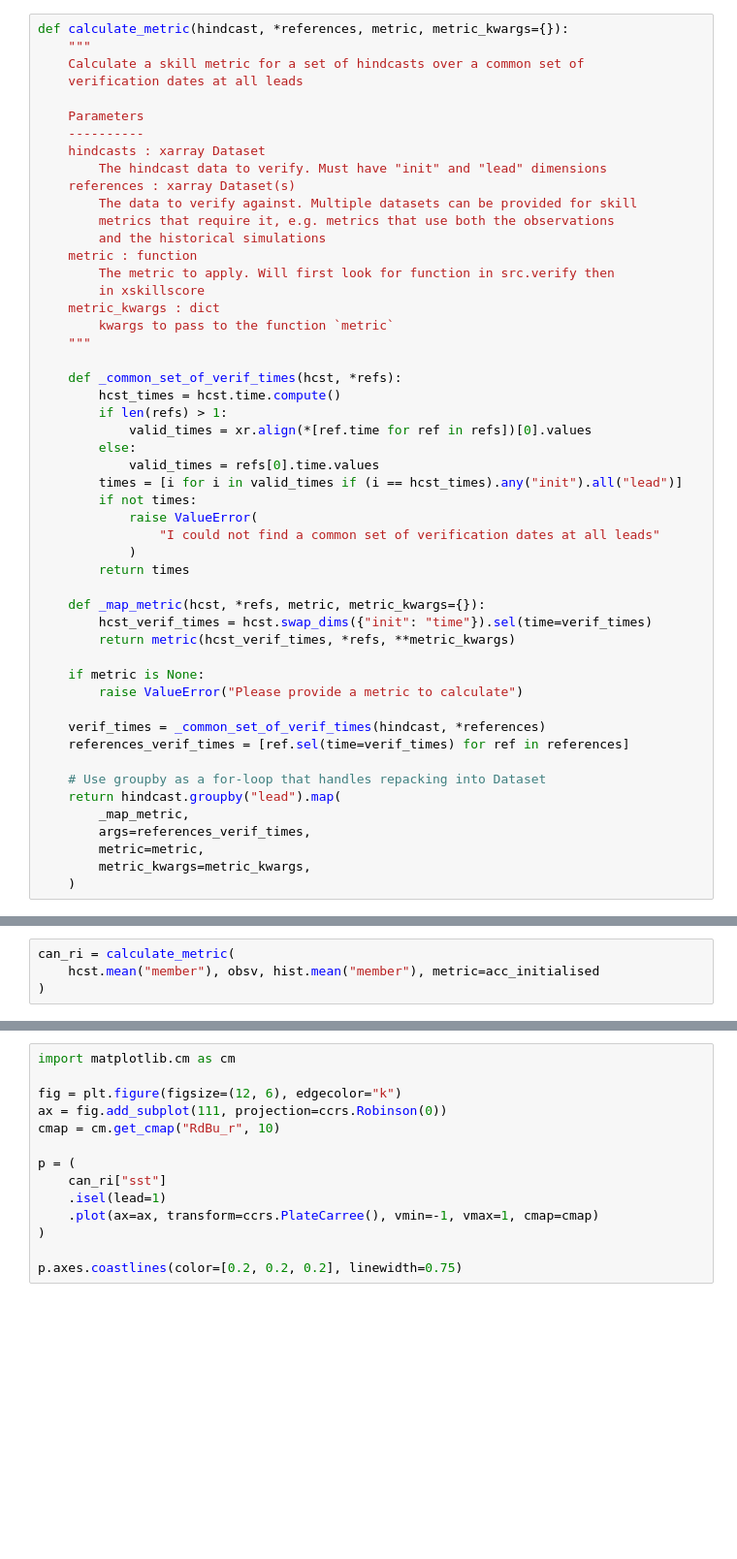
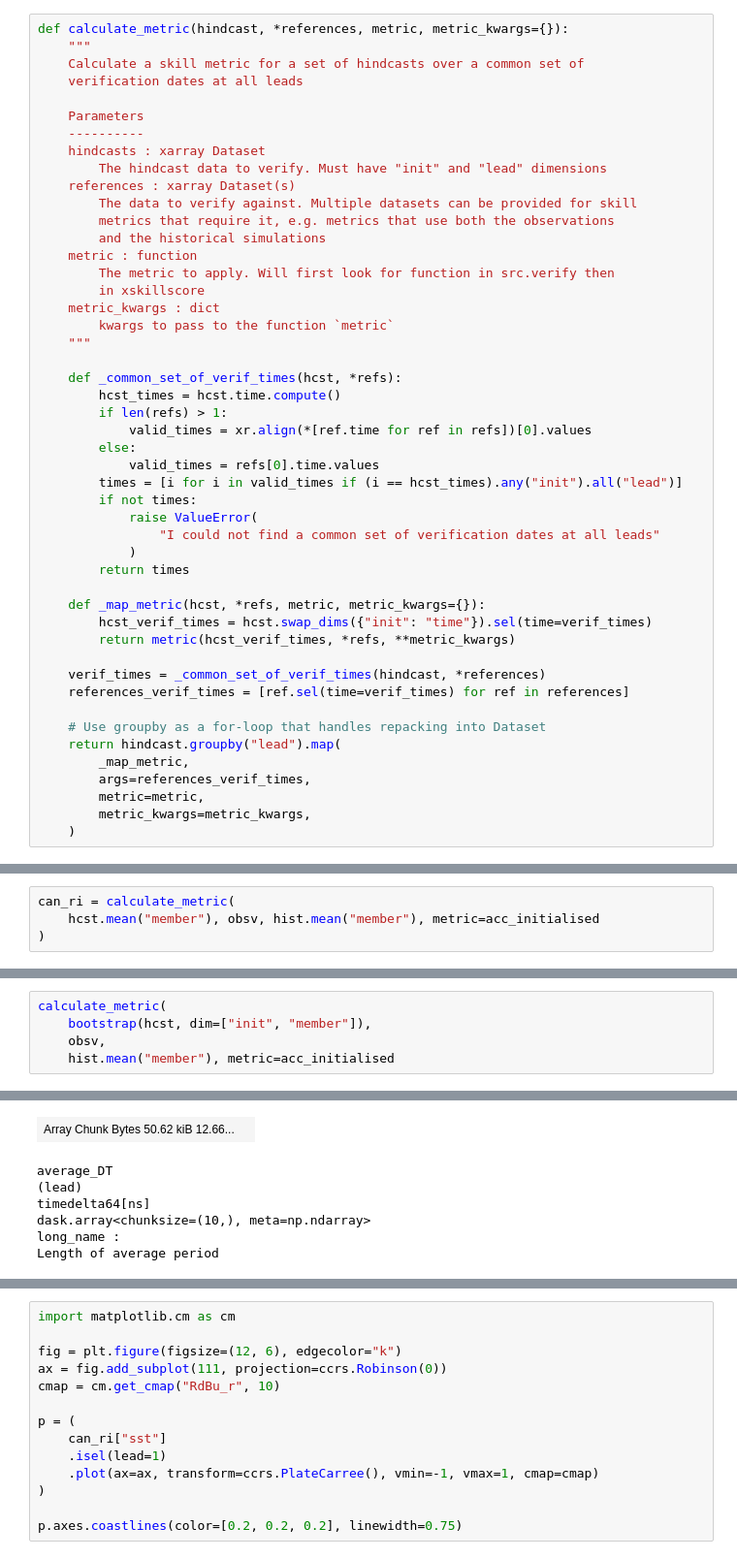
Before and after one commit to dougiesquire/CAFE-f6_documentation, a Jupyter notebook: notebooks/exploratory/verify.ipynb, the cells around one changed output, grey strips where cells are left out. Shown at 97% size. Drawn from its saved outputs; the diff is of its cells as text; blank space fills up the shorter version.

```diff
--- a/notebooks/exploratory/verify.ipynb
+++ b/notebooks/exploratory/verify.ipynb
@@ -118,9 +121,6 @@ def calculate_metric(hindcast, *references, metric, metric_kwargs={}):
         hcst_verif_times = hcst.swap_dims({"init": "time"}).sel(time=verif_times)
         return metric(hcst_verif_times, *refs, **metric_kwargs)
 
-    if metric is None:
-        raise ValueError("Please provide a metric to calculate")
-
     verif_times = _common_set_of_verif_times(hindcast, *references)
     references_verif_times = [ref.sel(time=verif_times) for ref in references]
 
@@ -139,0 +221,6 @@ can_ri = calculate_metric(
+# %%
+calculate_metric(
+    bootstrap(hcst, dim=["init", "member"]),
+    obsv,
+    hist.mean("member"), metric=acc_initialised
+# %% [output]
@@ -139,0 +246,7 @@ can_ri = calculate_metric(
+| Array Chunk Bytes 50.62 kiB 12.66... |  |
+average_DT
+(lead)
+timedelta64[ns]
+dask.array<chunksize=(10,), meta=np.ndarray>
+long_name :
+Length of average period
```
Also changed, not shown: parts of 7 cells of this notebook.
